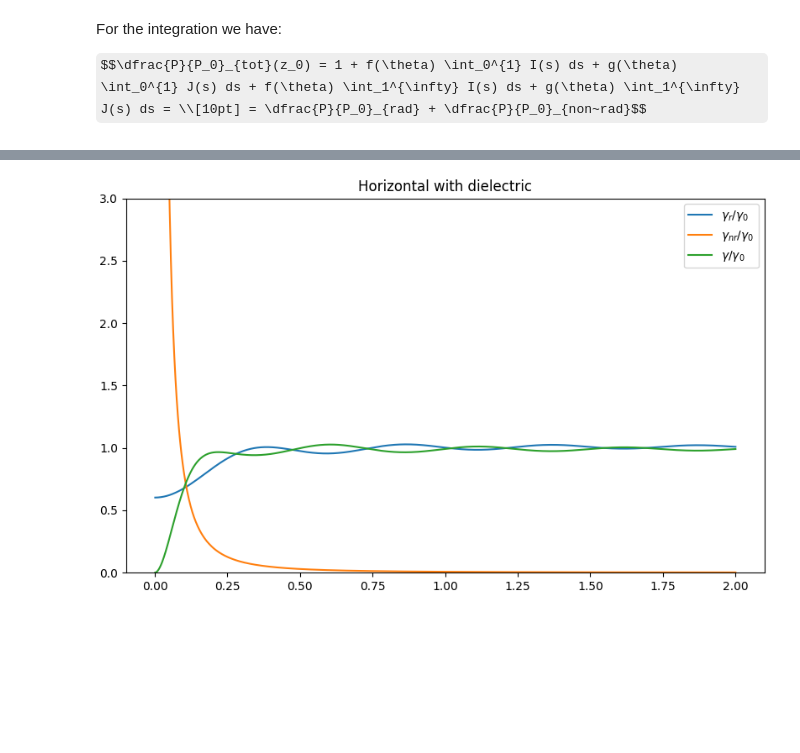
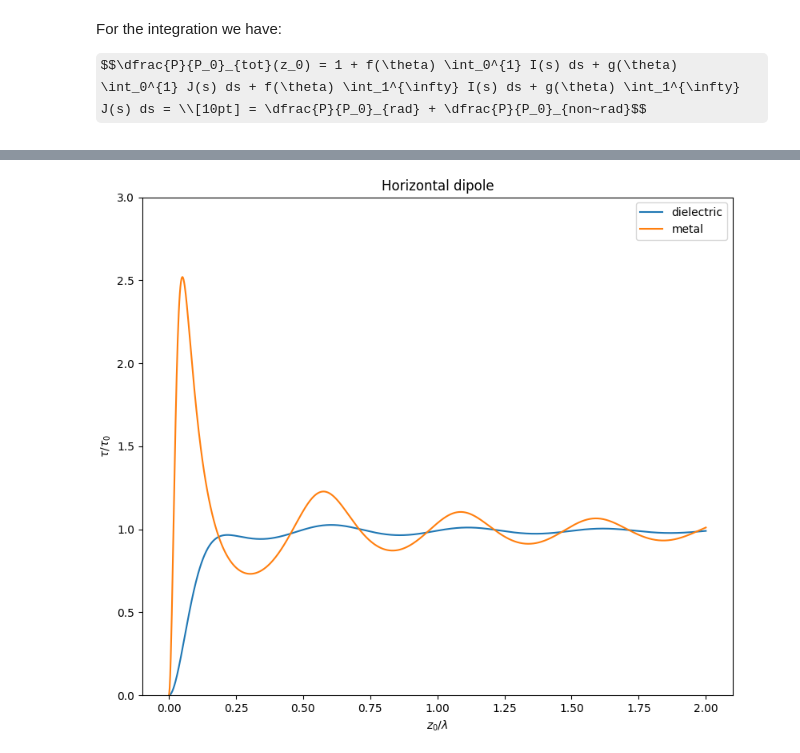
Before and after one commit to amcar-dtu/python-assignments, a Jupyter notebook: nano_opt_7.ipynb, the cells around one changed output, grey strips where cells are left out. Cells and saved outputs as stored; diff of their text form; code cells hidden in the pictures; some formulas as TeX source; blank space fills up the shorter version.

```diff
--- a/nano_opt_7.ipynb
+++ b/nano_opt_7.ipynb
@@ -113,14 +110,0 @@ from scipy import sparse, linalg, integrate
-# %%
-e1 = 1
-e2 = 2.25
-wl = 488e-9  # m
-
-theta = np.pi/2     # horizontal dipole
-
-n1=np.sqrt(e1)
-n2=np.sqrt(e2)
-
-k1=n1*2*np.pi/wl    # k vector in layer 1 (air)
-k2=n2*2*np.pi/wl    # k vector in layer 1 (aluminum)
-
-z0n = np.linspace(0.001, 2, 1000)
@@ -315,17 +181,8 @@ plt.show()
 # %%
-wl = 488e-9
-
-
-
-
-
-
 def calculate_gamma(eps1,eps2,wl,z0,theta,n1=10000,n2=10000):
-
     #Calculate the k magnitude
     k1 = 2*np.pi/wl*np.sqrt(eps1)
     k2 = 2*np.pi/wl*np.sqrt(eps2)
-
 
     #Define s and sz for gamma r
     s = np.linspace(0,1,n1)
@@ -339,7 +196,6 @@ def calculate_gamma(eps1,eps2,wl,z0,theta,n1=10000,n2=10000):
     #Calculate the reflection coefficient
     rs = (k1z-k2z)/(k1z+k2z)
     rp = (eps2*k1z-eps1*k2z)/(eps2*k1z+eps1*k2z)
-
 
     radiative = 1
     radiative += np.sin(theta)**2*3/4 *integrate.simps(y=np.real(s/sz*(rs-sz**2*rp)*np.exp(2*1j*k1*z0*sz)),x=s)
@@ -351,51 +207,55 @@ def calculate_gamma(eps1,eps2,wl,z0,theta,n1=10000,n2=10000):
     s = s[1:-1]
     sz = 1j*np.sqrt(s**2-1)
 
     #Calculate the projection of k on z
     k1z = sz*k1
     krho = s*k1
     k2z = np.sqrt(k2**2-krho)
     #Calculate the reflection coefficient
     rs = (k1z-k2z)/(k1z+k2z)
     rp = (eps2*k1z-eps1*k2z)/(eps2*k1z+eps1*k2z)
 
     nonradiative = np.sin(theta)**2*3/4 *integrate.simps(y=np.real(s/sz*(rs-sz**2*rp)*np.exp(2*1j*k1*z0*sz)),x=s)
     nonradiative += np.cos(theta)**2*3/2 *integrate.simps(y=np.real(s**3/sz*rp*np.exp(2*1j*k1*z0*sz)),x=s)
 
-
-
     return radiative,nonradiative
-
-
-
 
 
 # =============================================================================
 # Horizontal dipole
 # =============================================================================
-plt.close('all')
 
-fig, ax = plt.subplots(figsize=(8,5), layout='constrained') # (width, height) in inches
-
-norm_height = np.linspace(0.001,2,1000)
-norm_height = norm_height
+e2d = 2.25
+e2m = -34.5+8.5*1j
 theta=np.pi/2
 
-gamma_rad_q = np.zeros(norm_height.shape)
-gamma_nonrad_q = np.zeros(norm_height.shape)
+fig, ax = plt.subplots(figsize=(8,7), layout='constrained') # (width, height) in inches
+
+norm_height = np.linspace(0.001, 2, 1000)
+
+gamma_radd = np.zeros(norm_height.shape)
+gamma_nonradd = np.zeros(norm_height.shape)
+gamma_radm = np.zeros(norm_height.shape)
+gamma_nonradm = np.zeros(norm_height.shape)
 for i,z0 in enumerate(norm_height*wl):
-    rad,nonrad = calculate_gamma(1,2.25,wl,z0,theta)
+    radd, nonradd = calculate_gamma(e1,e2d,wl,z0,theta)
+    radm, nonradm = calculate_gamma(e1,e2m,wl,z0,theta)
 
-    gamma_rad_q[i] = rad
-    gamma_nonrad_q[i] = nonrad
+    gamma_radd[i] = radd
+    gamma_nonradd[i] = nonradd
+    gamma_radm[i] = radm
+    gamma_nonradm[i] = nonradm
 
-ax.set_title("Horizontal with dielectric")
-ax.plot(norm_height,gamma_rad_q)
-ax.plot(norm_height,gamma_nonrad_q)
-ax.plot(norm_height,1/(gamma_rad_q+gamma_nonrad_q))
-ax.legend(["$\gamma_r/\gamma_0$","$\gamma_{nr}/\gamma_0$","$\gamma/\gamma_0$"])
+ax.set_title("Horizontal dipole")
+# ax.plot(norm_height,gamma_rad, label=r"$\tau/\tau_0 (rad)$")
+# ax.plot(norm_height,gamma_nonrad, label=r"$\tau/\tau_0 (non rad)$")
+ax.plot(norm_height,1/(gamma_radd+gamma_nonradd), label=r"dielectric")
+ax.plot(norm_height,1/(gamma_radm+gamma_nonradm), label=r"metal")
 ax.set_ylim(0,3)
+ax.set_ylabel(r"$\tau/\tau_0$")
+ax.set_xlabel(r"$z_0/\lambda$")
+l = ax.legend(loc='upper right', fancybox=True)
 
 plt.show()
 # %% [output]
-[figure, old version]
+[figure, new version]
```
Also changed, not shown: parts of 13 cells of this notebook, 8 other files.
